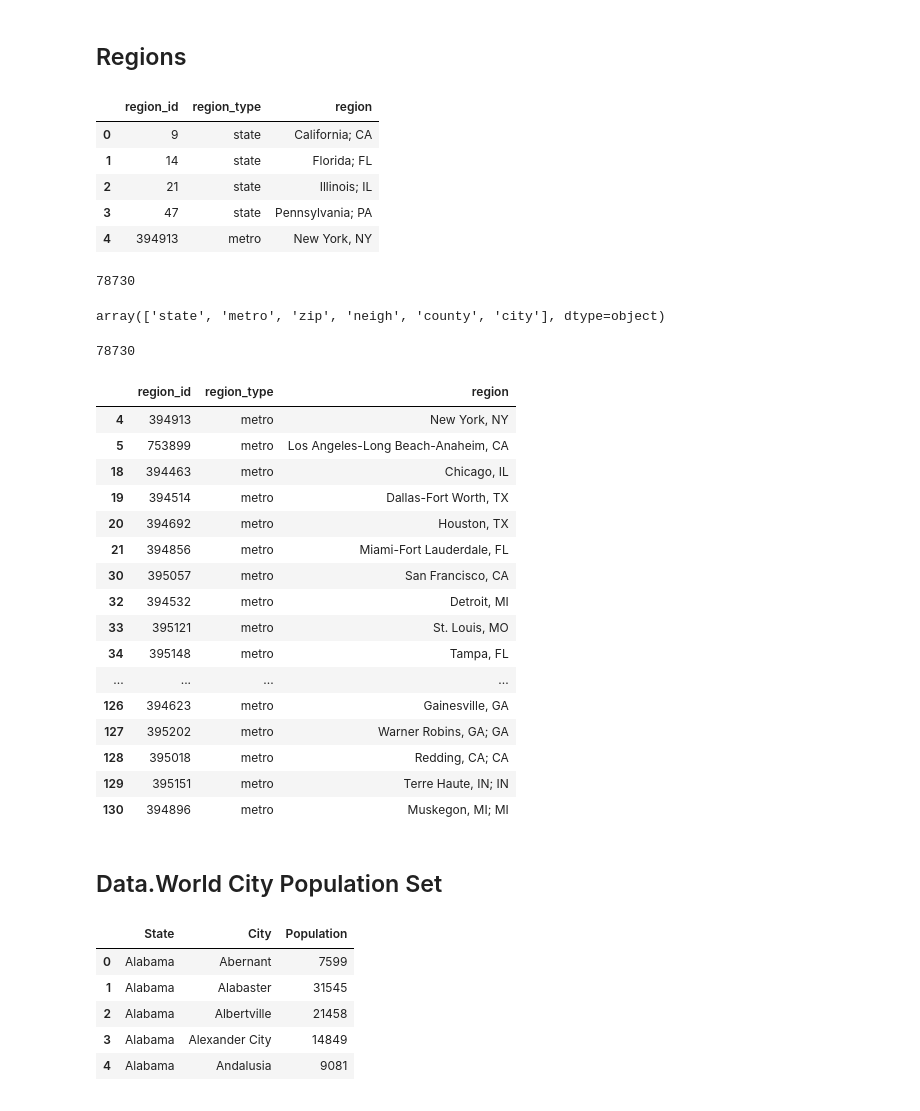
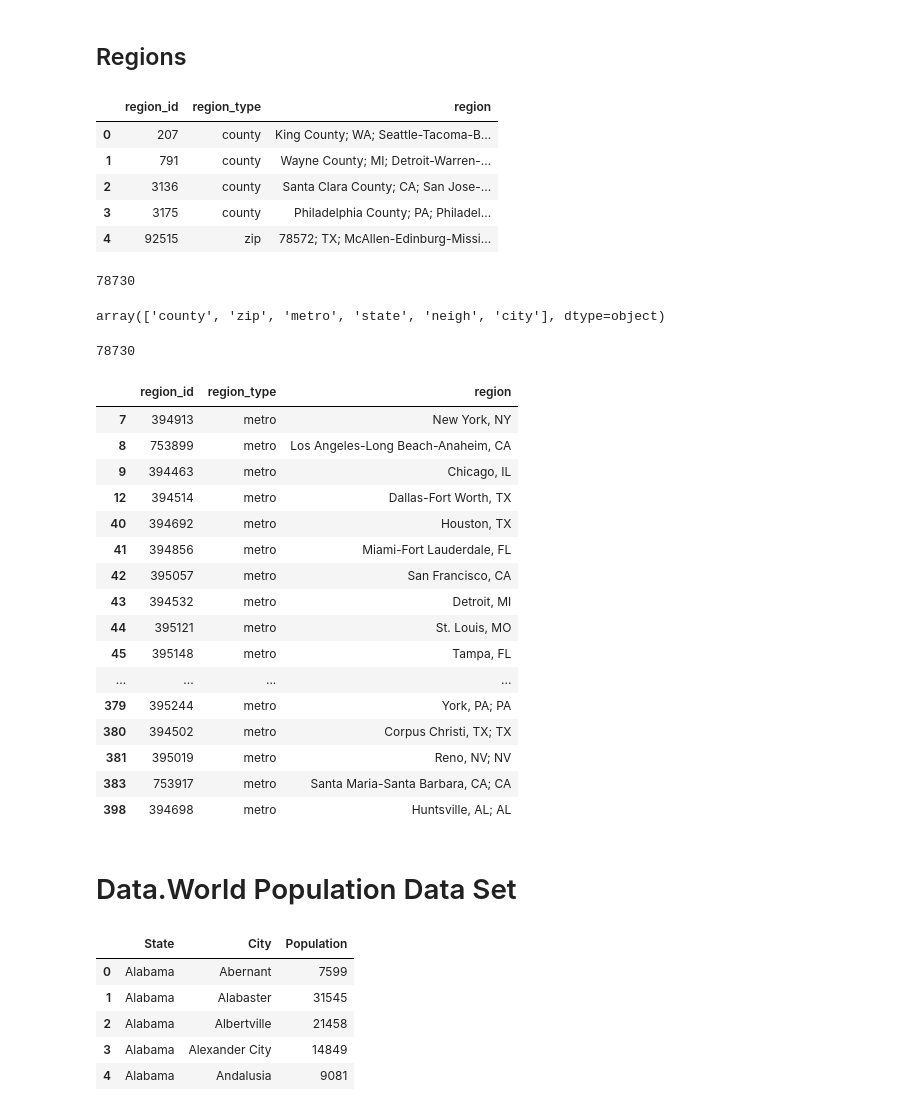
Before and after one commit to BloomTech-Labs/PT17_cityspire-f-ds, a Jupyter notebook: notebooks/exploratory/real_estate.ipynb, the cells around one changed output. Saved outputs shown, nothing was run; the diff lists cells and outputs as text; code cells hidden in the pictures.

```diff
--- a/notebooks/exploratory/real_estate.ipynb
+++ b/notebooks/exploratory/real_estate.ipynb
@@ -141,15 +125,15 @@ ZORI (Smoothed, Seasonally Adjusted): All Homes Plus Multifamily Time Series ($)
 # %% [markdown]
 ## Regions
 # %%
-regions = pd.read_csv(path + 'ZILLOW_REGIONS.csv')
+regions = pd.read_csv('V:\ZILLOW_REGIONS.csv')
 regions.head()
 # %% [output]
 |  | region_id | region_type | region |
-| 0 | 9 | state | California; CA |
-| 1 | 14 | state | Florida; FL |
-| 2 | 21 | state | Illinois; IL |
-| 3 | 47 | state | Pennsylvania; PA |
-| 4 | 394913 | metro | New York, NY |
+| 0 | 207 | county | King County; WA; Seattle-Tacoma-B... |
+| 1 | 791 | county | Wayne County; MI; Detroit-Warren-... |
+| 2 | 3136 | county | Santa Clara County; CA; San Jose-... |
+| 3 | 3175 | county | Philadelphia County; PA; Philadel... |
+| 4 | 92515 | zip | 78572; TX; McAllen-Edinburg-Missi... |
 # %%
 len(regions)
 # %% [output]
@@ -157,7 +141,7 @@ len(regions)
 # %%
 regions['region_type'].unique()
 # %% [output]
-array(['state', 'metro', 'zip', 'neigh', 'county', 'city'], dtype=object)
+array(['county', 'zip', 'metro', 'state', 'neigh', 'city'], dtype=object)
 # %%
 len(regions['region_type'] == 'metro')
 # %% [output]
@@ -167,24 +151,24 @@ metro = regions[regions['region_type'] == 'metro']
 metro[:50]
 # %% [output]
 |  | region_id | region_type | region |
-| 4 | 394913 | metro | New York, NY |
-| 5 | 753899 | metro | Los Angeles-Long Beach-Anaheim, CA |
-| 18 | 394463 | metro | Chicago, IL |
-| 19 | 394514 | metro | Dallas-Fort Worth, TX |
-| 20 | 394692 | metro | Houston, TX |
-| 21 | 394856 | metro | Miami-Fort Lauderdale, FL |
-| 30 | 395057 | metro | San Francisco, CA |
-| 32 | 394532 | metro | Detroit, MI |
-| 33 | 395121 | metro | St. Louis, MO |
-| 34 | 395148 | metro | Tampa, FL |
+| 7 | 394913 | metro | New York, NY |
+| 8 | 753899 | metro | Los Angeles-Long Beach-Anaheim, CA |
+| 9 | 394463 | metro | Chicago, IL |
+| 12 | 394514 | metro | Dallas-Fort Worth, TX |
+| 40 | 394692 | metro | Houston, TX |
+| 41 | 394856 | metro | Miami-Fort Lauderdale, FL |
+| 42 | 395057 | metro | San Francisco, CA |
+| 43 | 394532 | metro | Detroit, MI |
+| 44 | 395121 | metro | St. Louis, MO |
+| 45 | 395148 | metro | Tampa, FL |
 | ... | ... | ... | ... |
-| 126 | 394623 | metro | Gainesville, GA |
-| 127 | 395202 | metro | Warner Robins, GA; GA |
-| 128 | 395018 | metro | Redding, CA; CA |
-| 129 | 395151 | metro | Terre Haute, IN; IN |
-| 130 | 394896 | metro | Muskegon, MI; MI |
+| 379 | 395244 | metro | York, PA; PA |
+| 380 | 394502 | metro | Corpus Christi, TX; TX |
+| 381 | 395019 | metro | Reno, NV; NV |
+| 383 | 753917 | metro | Santa Maria-Santa Barbara, CA; CA |
+| 398 | 394698 | metro | Huntsville, AL; AL |
 # %% [markdown]
-## Data.World City Population Set
+# Data.World Population Data Set
 # %%
 population = pd.read_excel('https://query.data.world/s/gewikohoj4s2gqv4bowlzpdxeu4jzl', usecols=['State', 'City', 'Population'])
 population.head()
```
Also changed, not shown: parts of 12 cells of this notebook.
